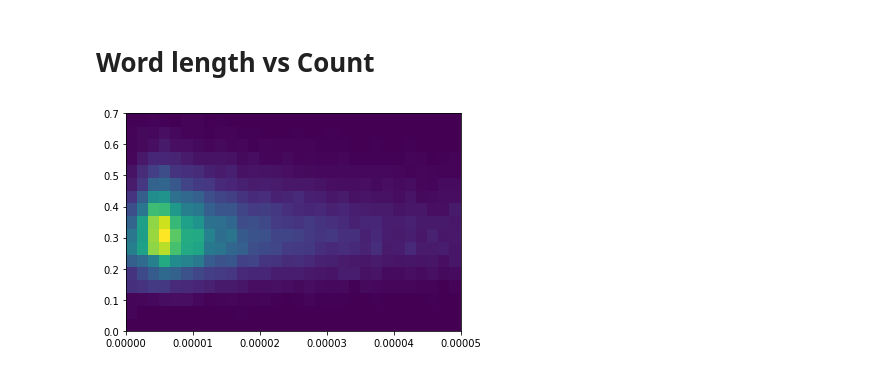
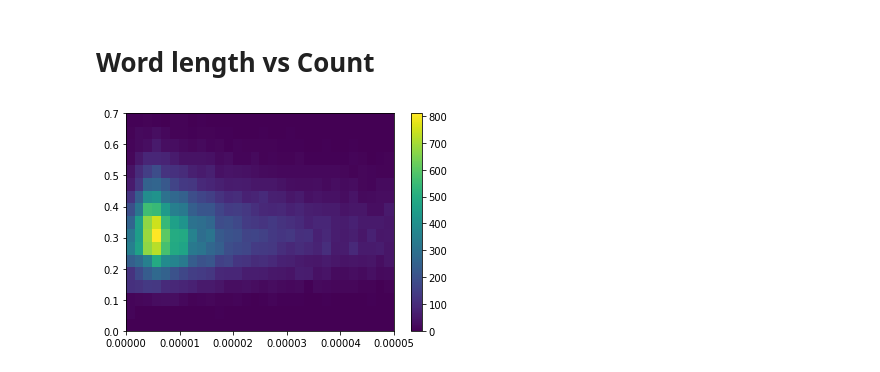
Before and after one commit to WernerVdM97/SKRIPSIE, a Jupyter notebook: Analysing possible features.ipynb, the cells around one changed output. Saved outputs shown, nothing was run; the diff lists cells and outputs as text; code cells hidden in the pictures.

```diff
--- a/Analysing possible features.ipynb
+++ b/Analysing possible features.ipynb
@@ -11,7 +11,12 @@ first_read = open(file ,'r')
 num_lines = sum(1 for line in open(file,'r'))
 maxcount = 0
 maxlength=0
-scatter = []
+len_vs_count = []
+sos = []
+non_sos = []
+w2_vs_w3_len = []
+repeating = []
+
 
 for x in tqdm(first_read, total=num_lines):
     line = x.split('\t')
@@ -19,22 +24,48 @@ for x in tqdm(first_read, total=num_lines):
     tuple_size = len(ngram)
     r = int(line[1])
 
+    ######smoothed trigrams######
+    if r < 8:
+        if tuple_size == 3:
+
+            ###SOS Corellation###
+            if ngram[0] == '<s>':
+                sos.append(r)
+            else:
+                non_sos.append(r)
+            ###word length#######
+            w2_vs_w3_len.append([len(ngram[2]),len(ngram[1])])
+
+            if ngram[0] == ngram[2]:
+                repeating.append(r)
+
+    #############################
+
+    ########unigram counts vs length##########
     if tuple_size == 1:
-        scatter.append([len(ngram[0]),r])
+        len_vs_count.append([len(ngram[0]),r])
         if len(ngram[0]) > maxlength:
             maxlength = len(ngram[0])
         if r > maxcount:
             maxcount = r
 
-scatter = np.array(scatter)
+repeating = np.array(repeating)
+repeating.sort()
+w2_vs_w3_len = np.array(w2_vs_w3_len)
+len_vs_count = np.array(len_vs_count)
+sos = np.array(sos)
+non_sos = np.array(non_sos)
+sos.sort()
+non_sos.sort()
 # %% [markdown]
 # Word length vs Count
 # %%
-x = scatter[:,1]/maxcount #counts
-y = scatter[:,0]/maxlength #len
+x = len_vs_count[:,1]/maxcount #counts
+y = len_vs_count[:,0]/maxlength #len
 
 
 plt.hist2d(x,y, range=[[0,0.00005],[0,0.7]], bins = (30,17))
+plt.colorbar()
 plt.show()
 # %% [output]
-[figure, old version]
+[figure, new version]
```
Also changed, not shown: parts of 6 cells of this notebook, 3 other files.
